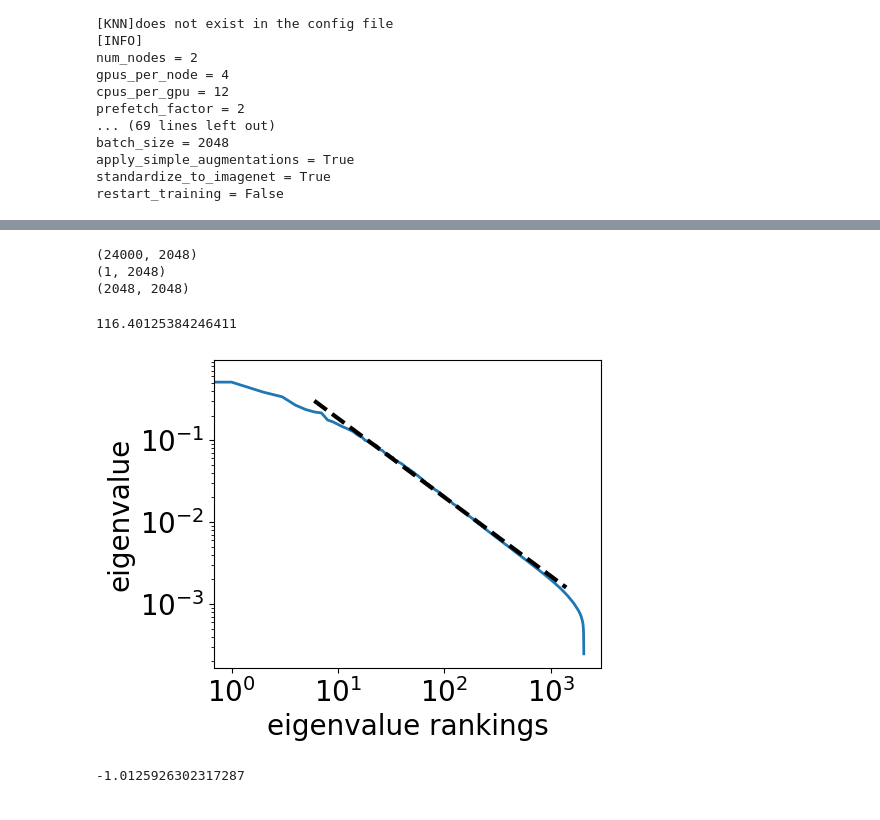
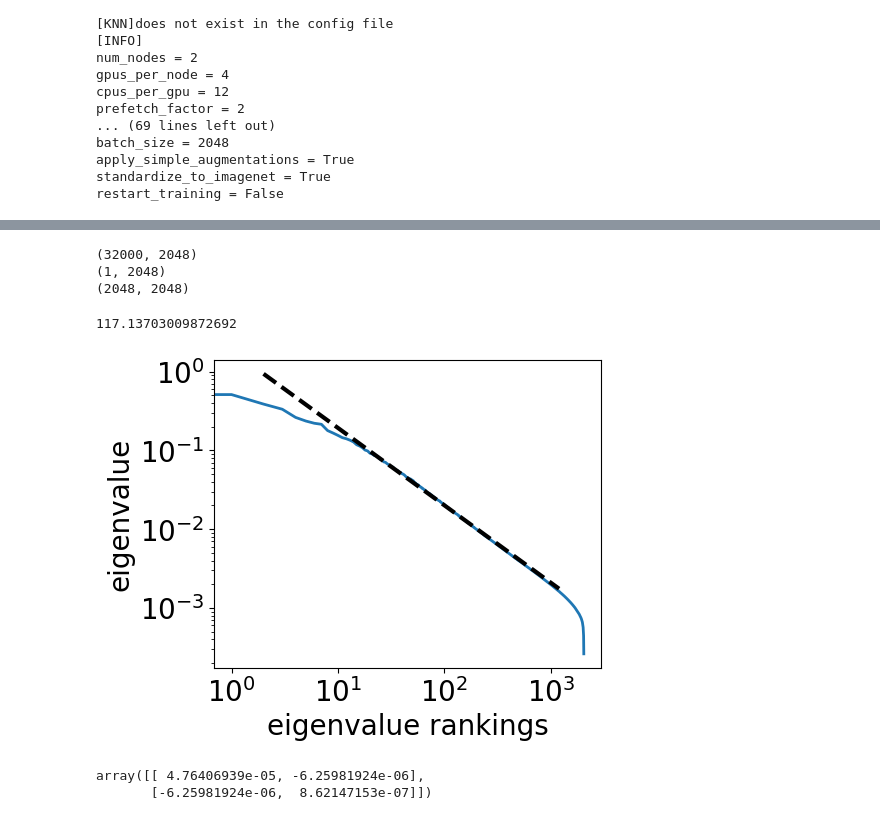
Before and after one commit to guanming-zhang/clamp, a Jupyter notebook: scripts/eigenspectrum.ipynb, the cells around one changed output, grey strips where cells are left out. Drawn from its saved outputs; the diff is of its cells as text; code cells hidden in the pictures.

```diff
--- a/scripts/eigenspectrum.ipynb
+++ b/scripts/eigenspectrum.ipynb
@@ -104,21 +104,21 @@ def sample_representations(backbone,test_dataset,batch_size=8,count=2400):
     cov /= (reps.shape[0]-1.0)
     return cov
 # %%
-cov = sample_representations(backbone,test_dataset,count=3000)
+cov = sample_representations(backbone,test_dataset,count=4000)
 vals,vecs = np.linalg.eig(cov)
 pr = (np.sum(vals)**2) /np.sum(vals*vals)
 # %% [output]
-(24000, 2048)
+(32000, 2048)
 (1, 2048)
 (2048, 2048)
 # %%
 pr
 # %% [output]
-116.40125384246411
+117.13703009872692
 # %%
 sorted_vals = np.sort(vals)[::-1]
 # %%
-rng = [15,1400]
+rng = [20,1200]
 def power_law(x, c, p):
     return c * np.power(x, p)
 popt, pcov = curve_fit(power_law, np.arange(rng[0],rng[1]), sorted_vals[rng[0]:rng[1]])
@@ -126,16 +126,17 @@ c, p = popt # Extract the fitted parameters
 # %%
 fig = plt.figure(figsize=(5,4))
 ax1 = fig.add_subplot(111)
 ax1.loglog(sorted_vals,lw=2)
-ax1.loglog(np.arange(int(0.4*rng[0]),rng[1]),c*np.power(np.arange(int(0.4*rng[0]),rng[1]),p),'--',color='black',lw=3)
+ax1.loglog(np.arange(int(0.1*rng[0]),rng[1]),c*np.power(np.arange(int(0.1*rng[0]),rng[1]),p),'--',color='black',lw=3)
 ax1.tick_params(axis='both', labelsize=20)
 ax1.set_xticks([1,10,100,1000])
 ax1.set_xlabel("eigenvalue rankings",fontsize=20)
 ax1.set_ylabel("eigenvalue",fontsize=20)
 plt.savefig("eigen_specturm",bbox_inches='tight',dpi=600)
 # %% [output]
-[figure, old version]
+[figure, new version]
 # %%
-p
+pcov
 # %% [output]
--1.0125926302317287
+array([[ 4.76406939e-05, -6.25981924e-06],
+       [-6.25981924e-06,  8.62147153e-07]])
```
Also changed, not shown: parts of 1 cell of this notebook, 3 other files.
